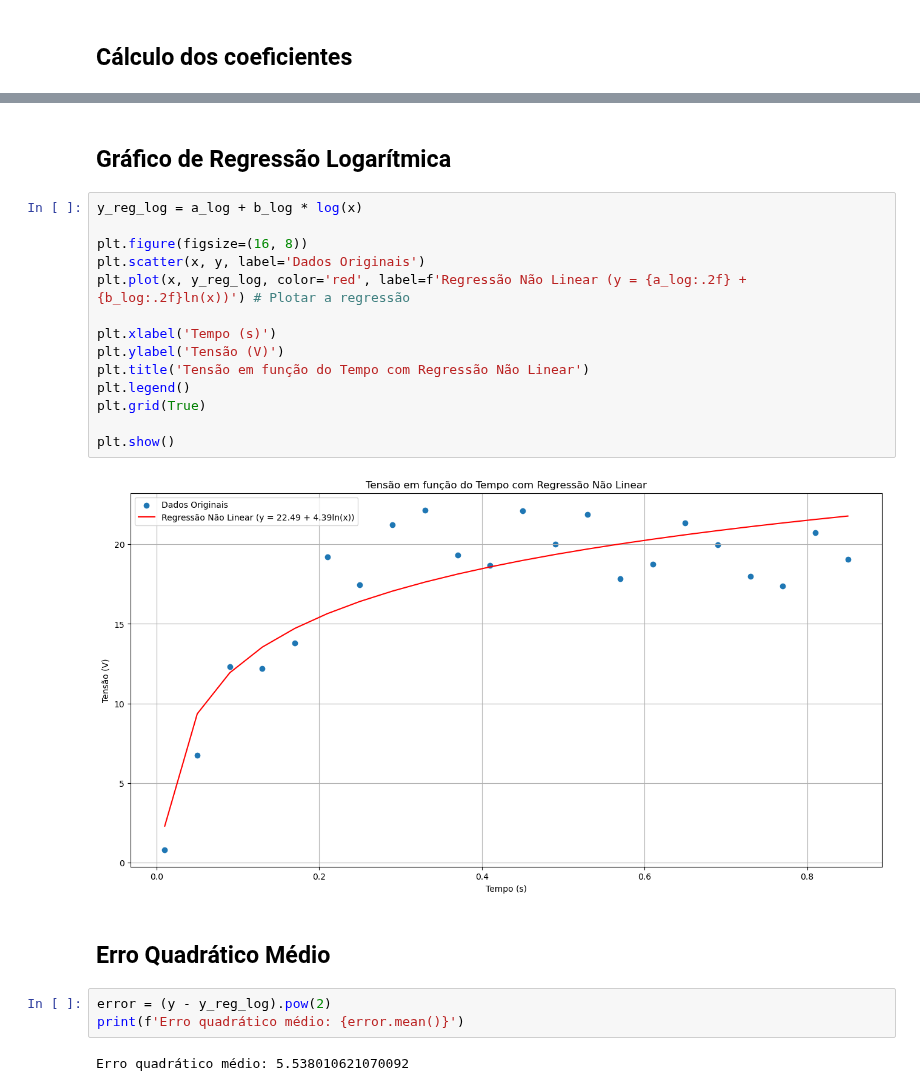
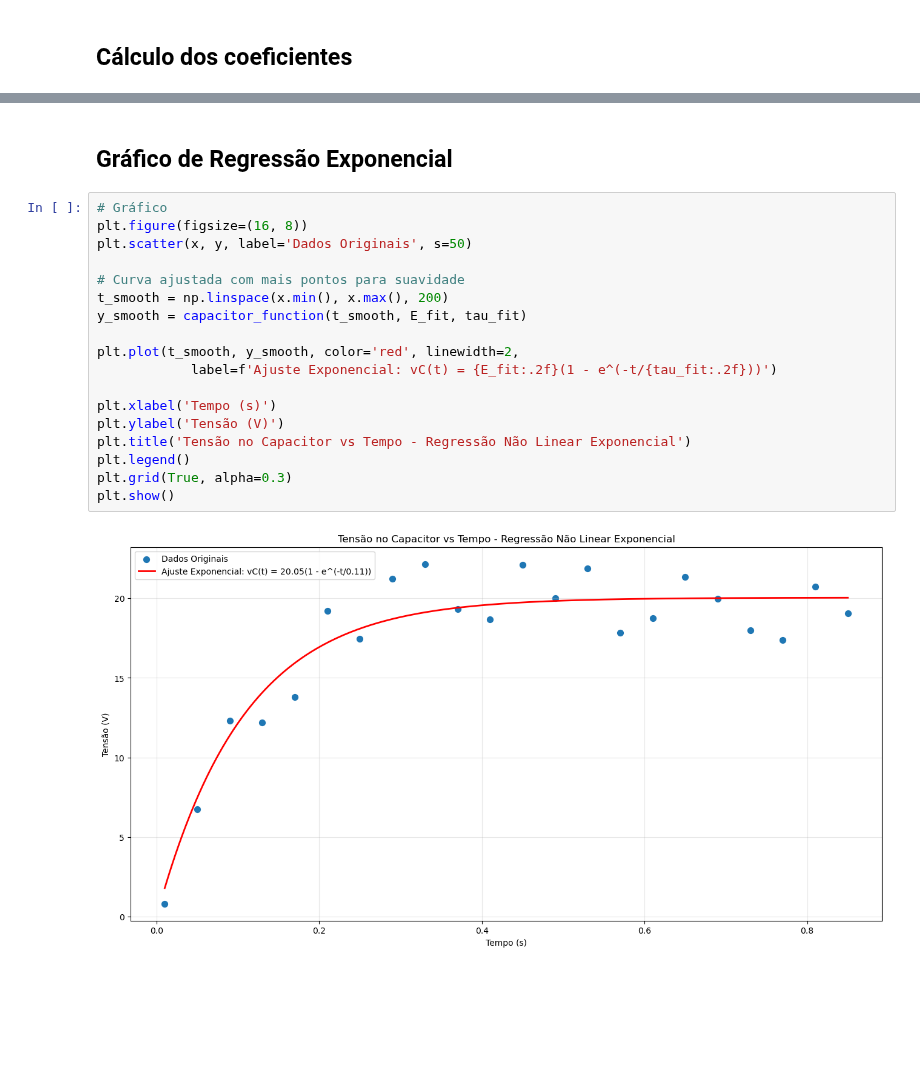
Before and after one commit to devgabrielmarcondes/cd-machine-learning-t2, a Jupyter notebook: ex_1_regressao_nao_linear/main.ipynb, the cells around one changed output, grey strips where cells are left out. Drawn from its saved outputs; the diff is of its cells as text; blank space fills up the shorter version.

Commit message:
fix: exercise 1 function set to exponential regression instead of logarithmic

```diff
--- a/ex_1_regressao_nao_linear/main.ipynb
+++ b/ex_1_regressao_nao_linear/main.ipynb
@@ -76,25 +97,22 @@ Coeficiente b (inclinação de ln(x)): 4.3886955835098895
 # %% [markdown]
-## Gráfico de Regressão Logarítmica
+## Gráfico de Regressão Exponencial
 # %%
-y_reg_log = a_log + b_log * log(x)
+# Gráfico
+plt.figure(figsize=(16, 8))
+plt.scatter(x, y, label='Dados Originais', s=50)
 
-plt.figure(figsize=(16, 8))
-plt.scatter(x, y, label='Dados Originais')
-plt.plot(x, y_reg_log, color='red', label=f'Regressão Não Linear (y = {a_log:.2f} + {b_log:.2f}ln(x))') # Plotar a regressão
+# Curva ajustada com mais pontos para suavidade
+t_smooth = np.linspace(x.min(), x.max(), 200)
+y_smooth = capacitor_function(t_smooth, E_fit, tau_fit)
+
+plt.plot(t_smooth, y_smooth, color='red', linewidth=2,
+            label=f'Ajuste Exponencial: vC(t) = {E_fit:.2f}(1 - e^(-t/{tau_fit:.2f}))')
 
 plt.xlabel('Tempo (s)')
 plt.ylabel('Tensão (V)')
-plt.title('Tensão em função do Tempo com Regressão Não Linear')
+plt.title('Tensão no Capacitor vs Tempo - Regressão Não Linear Exponencial')
 plt.legend()
-plt.grid(True)
-
+plt.grid(True, alpha=0.3)
 plt.show()
 # %% [output]
-[figure, old version]
+[figure, new version]
-# %% [markdown]
-## Erro Quadrático Médio
-# %%
-error = (y - y_reg_log).pow(2)
-print(f'Erro quadrático médio: {error.mean()}')
-# %% [output]
-Erro quadrático médio: 5.538010621070092
```
Also changed, not shown: parts of 2 cells of this notebook.
